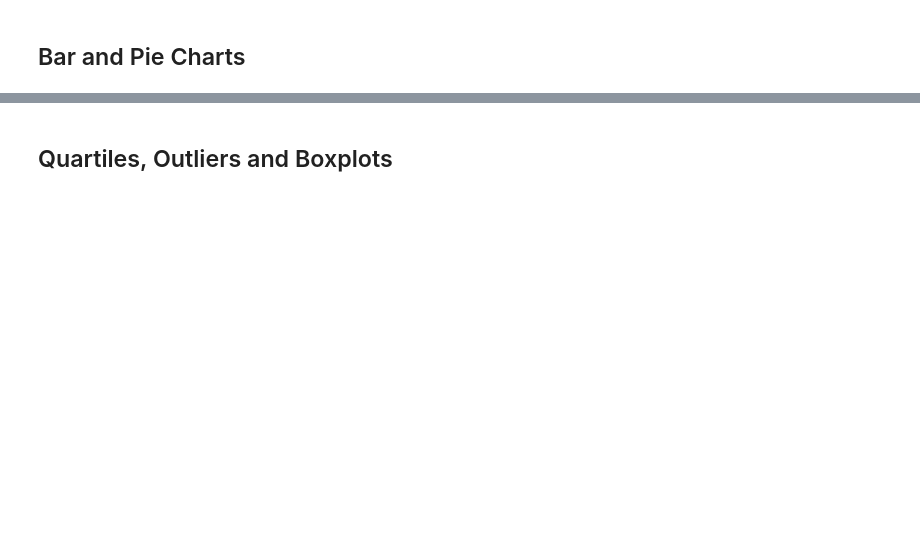
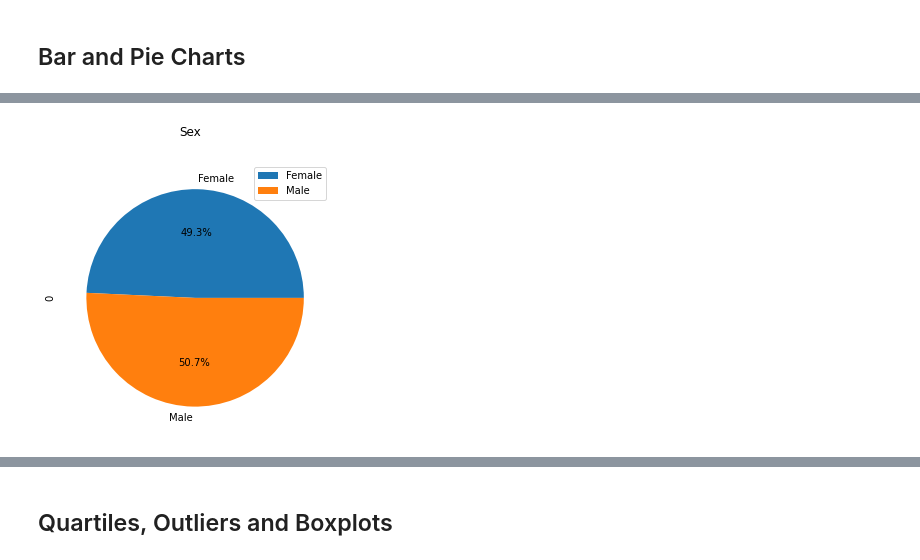
Before and after one commit to sweeneygood/matplotlib-challenge, a Jupyter notebook: pymaceuticals_starter.ipynb, the cells around one changed output, grey strips where cells are left out. Cells and saved outputs as stored; diff of their text form; code cells hidden in the pictures; blank space fills up the shorter version.

```diff
--- a/pymaceuticals_starter.ipynb
+++ b/pymaceuticals_starter.ipynb
@@ -290,0 +187,15 @@ plt.tight_layout()
+# %%
+# Generate a pie plot showing the distribution of female versus male mice using Pandas
+summary_MF = mouse_study_df.groupby (["Sex"])
+summary_MF_sum = summary_MF.count()
+
+mf_mouse = summary_MF_sum.index.tolist()
+sex_count = (summary_MF_sum.iloc[:,1]).tolist()
+
+df = pd.DataFrame(sex_count,mf_mouse)
+
+df.plot(kind='pie', title = 'Sex', subplots=True, figsize=(5, 5), autopct='%1.1f%%')
+
+plt.show()
+# %% [output]
+[figure, added]
```
Also changed, not shown: parts of 27 cells of this notebook, 1 other file.
